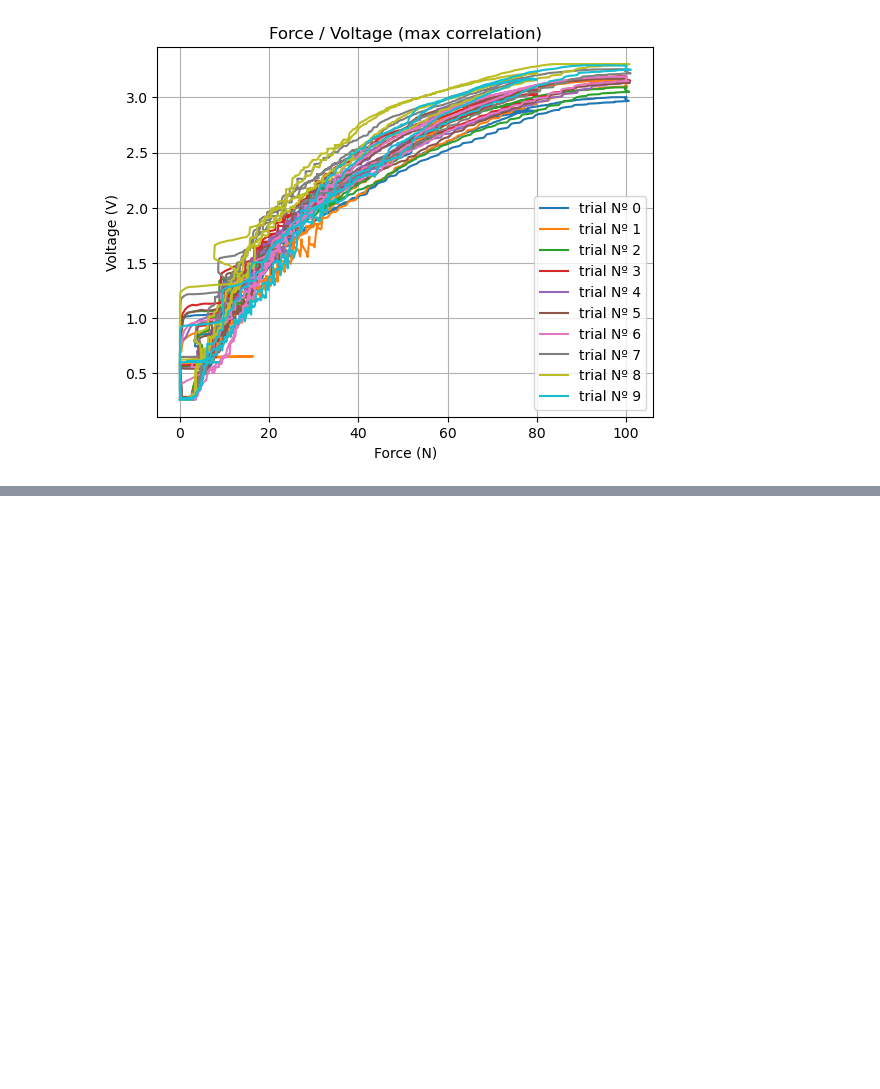
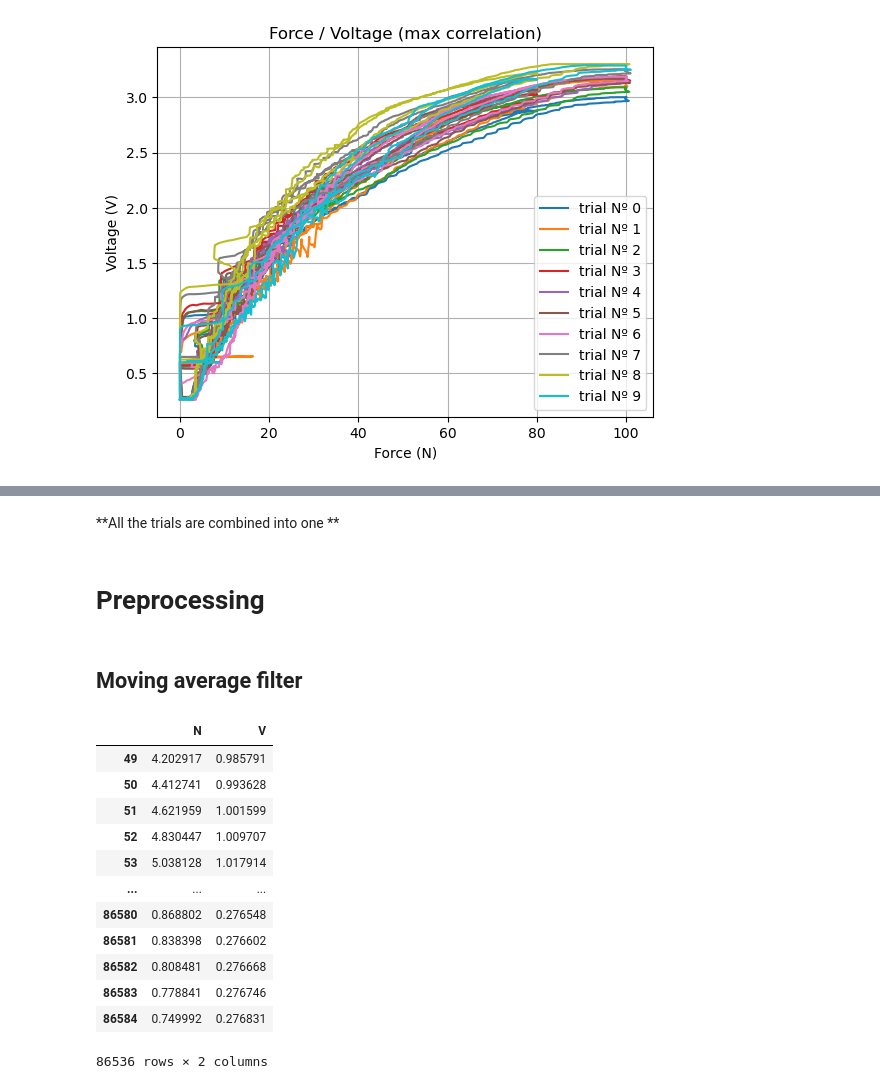
Before and after one commit to DanielProanoGuevara/Exo-sensing, a Jupyter notebook: Processing/SignalProcessing.ipynb, the cells around one changed output, grey strips where cells are left out. Drawn from its saved outputs; the diff is of its cells as text; code cells hidden in the pictures; blank space fills up the shorter version.

Commit message:
moving average filter

```diff
--- a/Processing/SignalProcessing.ipynb
+++ b/Processing/SignalProcessing.ipynb
@@ -275,0 +297,6 @@ plt.show()
+# %% [markdown]
+**All the trials are combined into one **
+# %% [markdown]
+# Preprocessing
+# %% [markdown]
+## Moving average filter
@@ -275,0 +306,16 @@ plt.show()
+# %%
+ma_trials
+# %% [output]
+|  | N | V |
+| 49 | 4.202917 | 0.985791 |
+| 50 | 4.412741 | 0.993628 |
+| 51 | 4.621959 | 1.001599 |
+| 52 | 4.830447 | 1.009707 |
+| 53 | 5.038128 | 1.017914 |
+| ... | ... | ... |
+| 86580 | 0.868802 | 0.276548 |
+| 86581 | 0.838398 | 0.276602 |
+| 86582 | 0.808481 | 0.276668 |
+| 86583 | 0.778841 | 0.276746 |
+| 86584 | 0.749992 | 0.276831 |
+86536 rows × 2 columns
```
Also changed, not shown: parts of 10 cells of this notebook.
